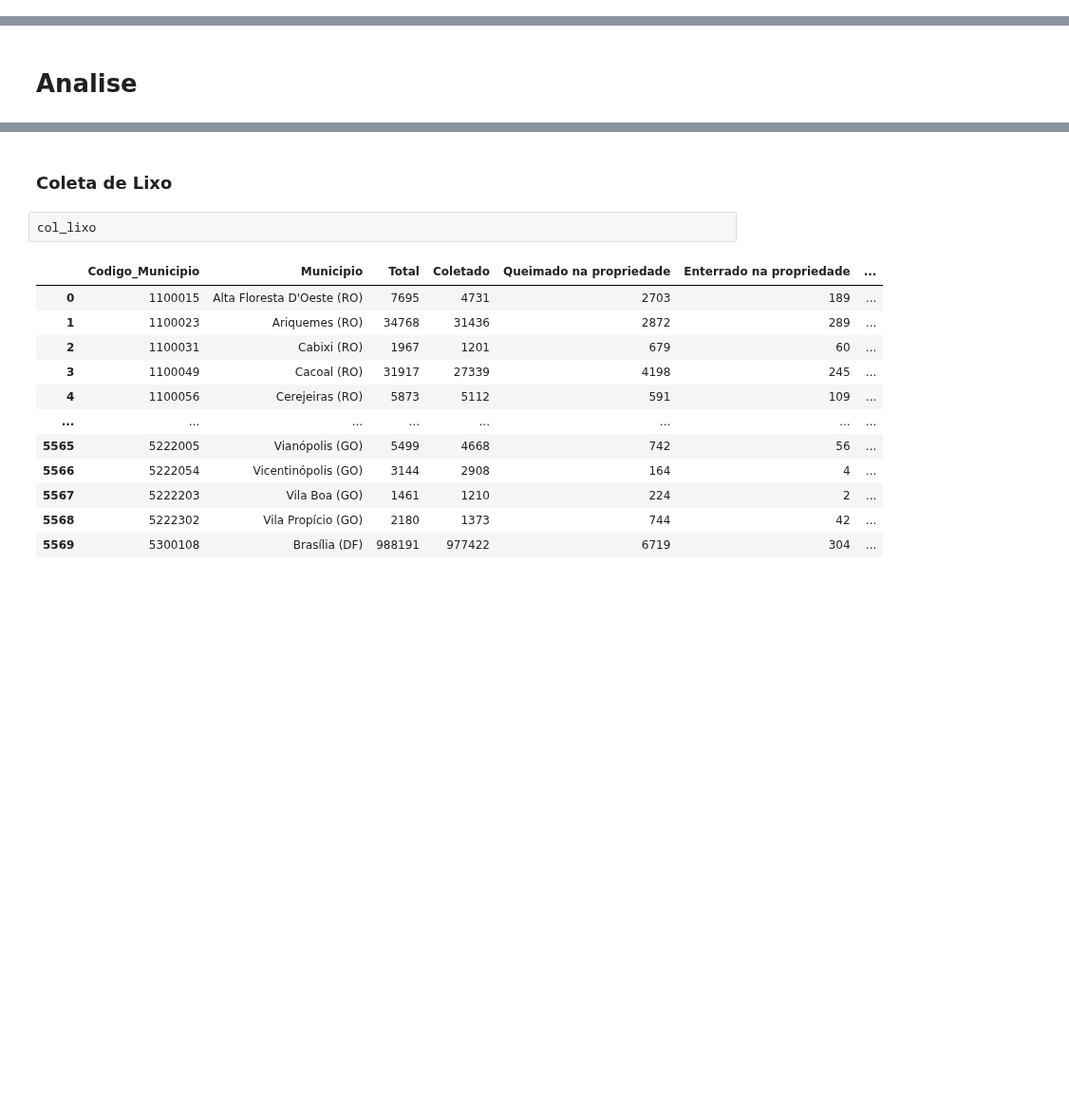
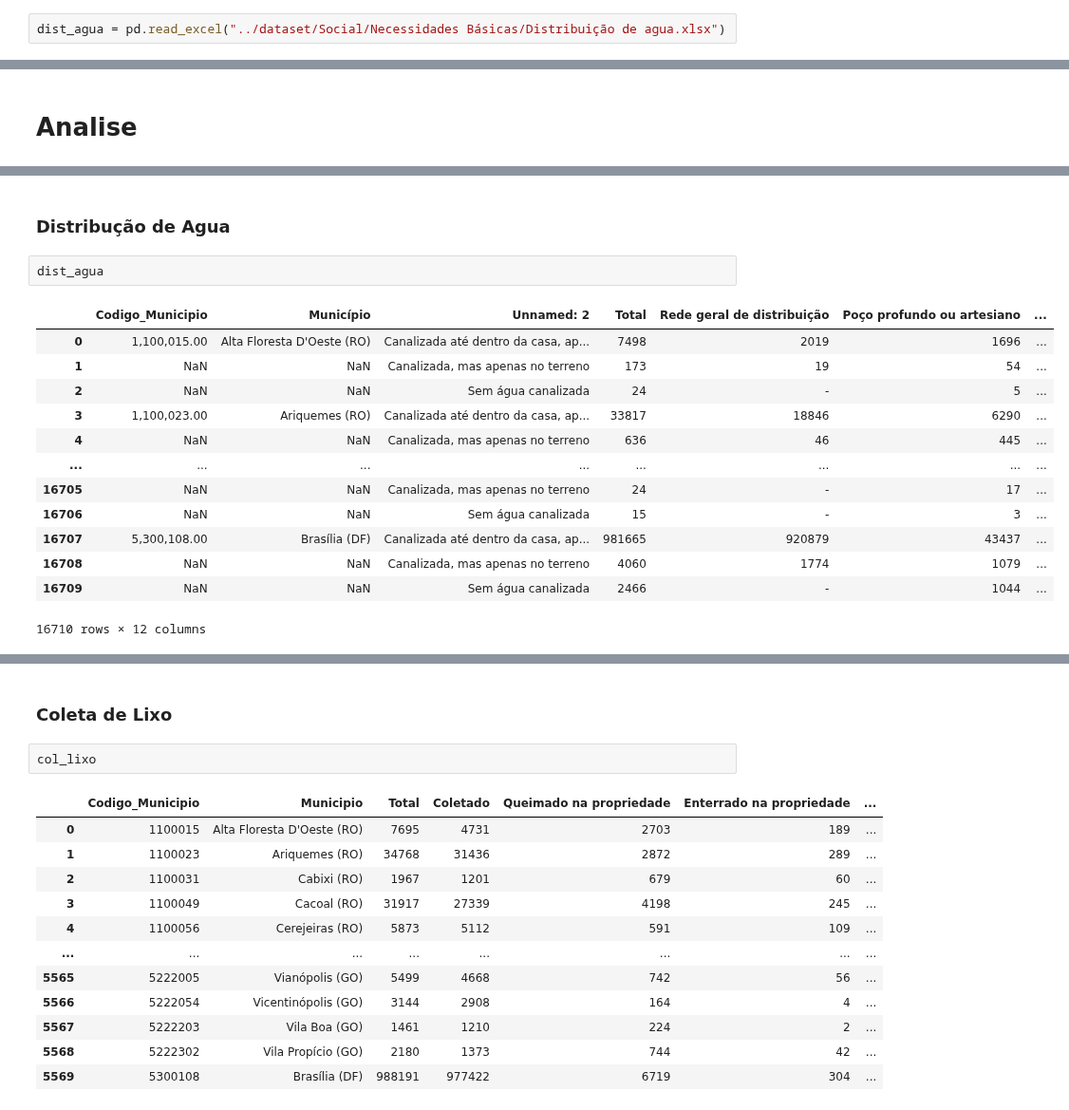
Before and after one commit to AHChaves/IC-InSAN, a Jupyter notebook: Integracao/integracao_2022.ipynb, the cells around one changed output, grey strips where cells are left out. Shown at 95% size. Cells and saved outputs as stored; diff of their text form; blank space fills up the shorter version.

Commit message:
ADD: Tabelas sobre distribuição de água e rede de esgoto integradas no ano de 2022

```diff
--- a/Integracao/integracao_2022.ipynb
+++ b/Integracao/integracao_2022.ipynb
@@ -33,3 +34,5 @@ taxa_alf = pd.read_excel("../dataset/Social/Escolaridade/Taxa de alfabetização
 tipo_domi = pd.read_excel("../dataset/Social/Necessidades Básicas/Tipos de domicilio.xlsx")
 # %%
 col_lixo = pd.read_excel("../dataset/Social/Necessidades Básicas/Coleta de lixo.xlsx")
+# %%
+dist_agua = pd.read_excel("../dataset/Social/Necessidades Básicas/Distribuição de agua.xlsx")
@@ -37,0 +81,18 @@ col_lixo = pd.read_excel("../dataset/Social/Necessidades Básicas/Coleta de lixo
+# %% [markdown]
+### Distribução de Agua
+# %%
+dist_agua
+# %% [output]
+|  | Codigo_Municipio | Município | Unnamed: 2 | Total | Rede geral de distribuição | Poço profundo ou artesiano | ... |
+| 0 | 1,100,015.00 | Alta Floresta D'Oeste (RO) | Canalizada até dentro da casa, ap... | 7498 | 2019 | 1696 | ... |
+| 1 | NaN | NaN | Canalizada, mas apenas no terreno | 173 | 19 | 54 | ... |
+| 2 | NaN | NaN | Sem água canalizada | 24 | - | 5 | ... |
+| 3 | 1,100,023.00 | Ariquemes (RO) | Canalizada até dentro da casa, ap... | 33817 | 18846 | 6290 | ... |
+| 4 | NaN | NaN | Canalizada, mas apenas no terreno | 636 | 46 | 445 | ... |
+| ... | ... | ... | ... | ... | ... | ... | ... |
+| 16705 | NaN | NaN | Canalizada, mas apenas no terreno | 24 | - | 17 | ... |
+| 16706 | NaN | NaN | Sem água canalizada | 15 | - | 3 | ... |
+| 16707 | 5,300,108.00 | Brasília (DF) | Canalizada até dentro da casa, ap... | 981665 | 920879 | 43437 | ... |
+| 16708 | NaN | NaN | Canalizada, mas apenas no terreno | 4060 | 1774 | 1079 | ... |
+| 16709 | NaN | NaN | Sem água canalizada | 2466 | - | 1044 | ... |
+16710 rows × 12 columns
```
Also changed, not shown: parts of 16 cells of this notebook.
